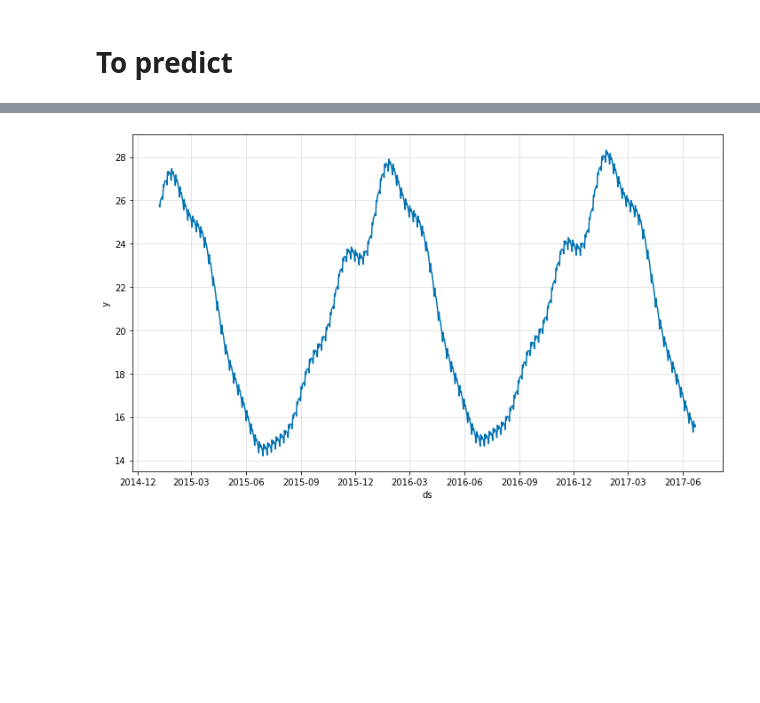
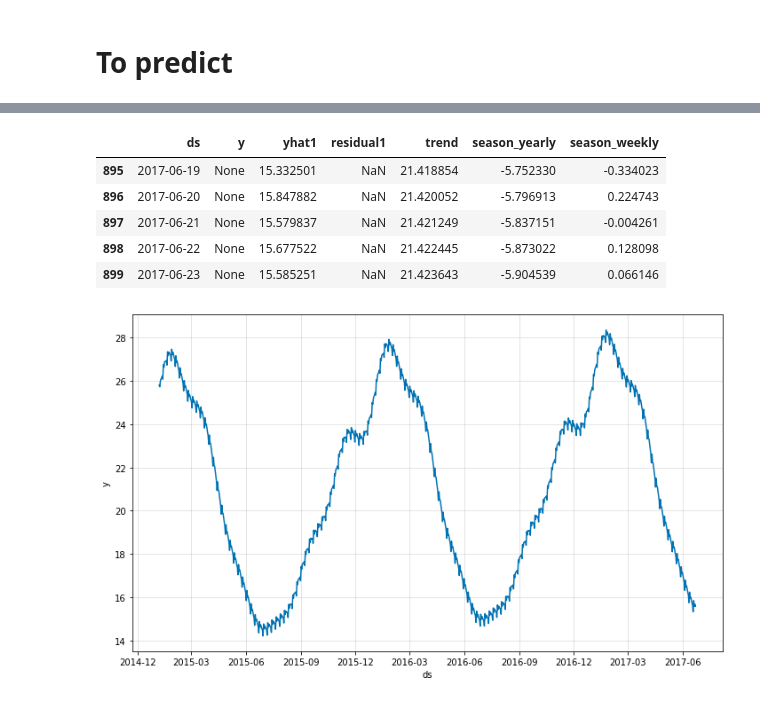
Before and after one commit to shailavij/ML-Projects, a Jupyter notebook: Neural_Prophet_Weather_Forecast.ipynb, the cells around one changed output, grey strips where cells are left out. Saved outputs shown, nothing was run; the diff lists cells and outputs as text; code cells hidden in the pictures; blank space fills up the shorter version.

```diff
--- a/Neural_Prophet_Weather_Forecast.ipynb
+++ b/Neural_Prophet_Weather_Forecast.ipynb
@@ -185,3 +191,12 @@ forecast.head()
+# %%
+forecast.tail()
+# %% [output]
+|  | ds | y | yhat1 | residual1 | trend | season_yearly | season_weekly |
+| 895 | 2017-06-19 | None | 15.332501 | NaN | 21.418854 | -5.752330 | -0.334023 |
+| 896 | 2017-06-20 | None | 15.847882 | NaN | 21.420052 | -5.796913 | 0.224743 |
+| 897 | 2017-06-21 | None | 15.579837 | NaN | 21.421249 | -5.837151 | -0.004261 |
+| 898 | 2017-06-22 | None | 15.677522 | NaN | 21.422445 | -5.873022 | 0.128098 |
+| 899 | 2017-06-23 | None | 15.585251 | NaN | 21.423643 | -5.904539 | 0.066146 |
 # %%
 plot1= m.plot(forecast)
 # %% [output]
```
Also changed, not shown: parts of 15 cells of this notebook.
